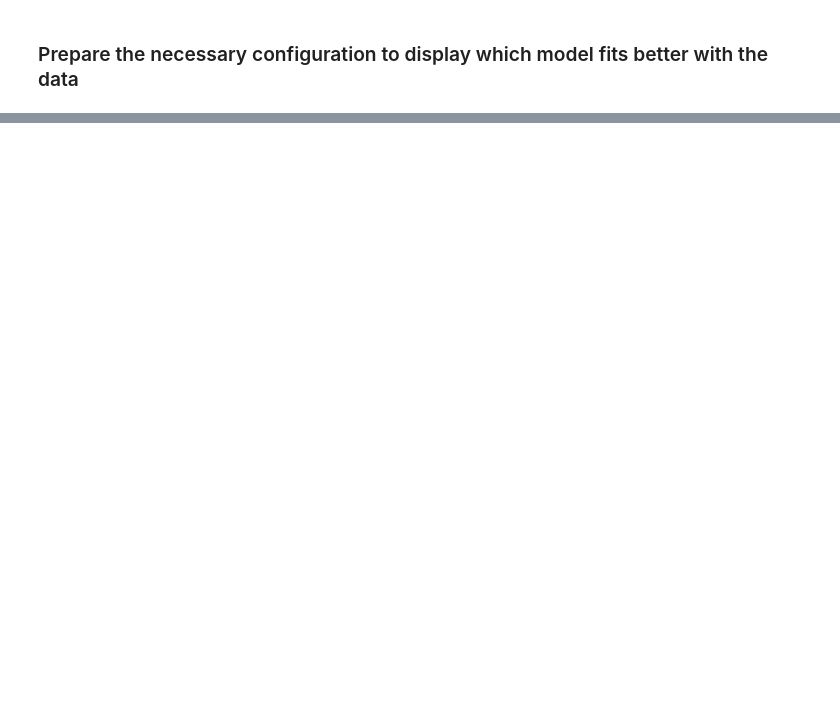
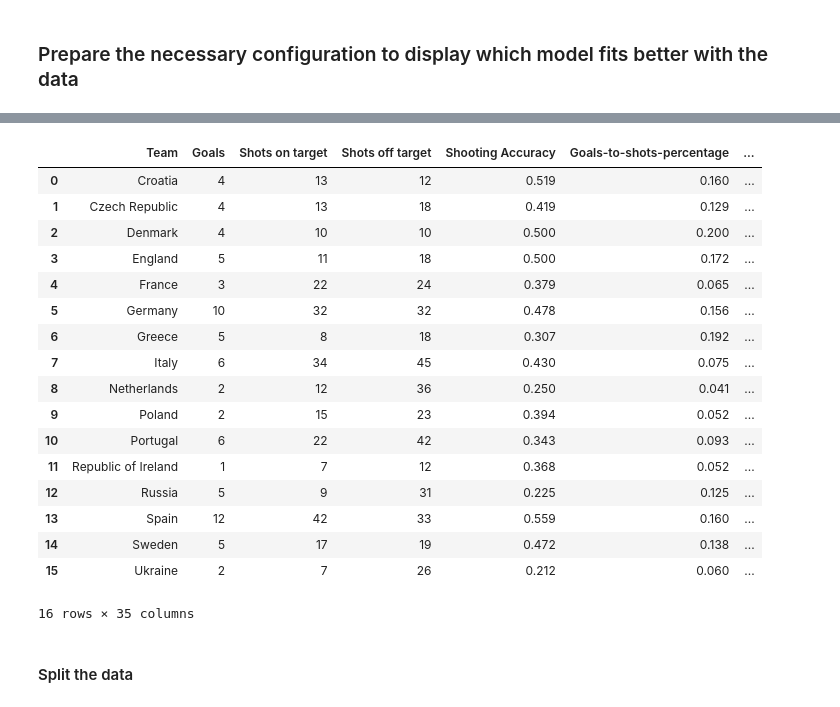
Before and after one commit to leosanchezsoler/data_science_nov_20_leo, a Jupyter notebook: week9/day4/exercises/3.football_stats_Leo.ipynb, the cells around one changed output, grey strips where cells are left out. Cells and saved outputs as stored; diff of their text form; code cells hidden in the pictures; blank space fills up the shorter version.

```diff
--- a/week9/day4/exercises/3.football_stats_Leo.ipynb
+++ b/week9/day4/exercises/3.football_stats_Leo.ipynb
@@ -224,0 +266,21 @@ plt.show()
+# %%
+df
+# %% [output]
+|  | Team | Goals | Shots on target | Shots off target | Shooting Accuracy | Goals-to-shots-percentage | ... |
+| 0 | Croatia | 4 | 13 | 12 | 0.519 | 0.160 | ... |
+| 1 | Czech Republic | 4 | 13 | 18 | 0.419 | 0.129 | ... |
+| 2 | Denmark | 4 | 10 | 10 | 0.500 | 0.200 | ... |
+| 3 | England | 5 | 11 | 18 | 0.500 | 0.172 | ... |
+| 4 | France | 3 | 22 | 24 | 0.379 | 0.065 | ... |
+| 5 | Germany | 10 | 32 | 32 | 0.478 | 0.156 | ... |
+| 6 | Greece | 5 | 8 | 18 | 0.307 | 0.192 | ... |
+| 7 | Italy | 6 | 34 | 45 | 0.430 | 0.075 | ... |
+| 8 | Netherlands | 2 | 12 | 36 | 0.250 | 0.041 | ... |
+| 9 | Poland | 2 | 15 | 23 | 0.394 | 0.052 | ... |
+| 10 | Portugal | 6 | 22 | 42 | 0.343 | 0.093 | ... |
+| 11 | Republic of Ireland | 1 | 7 | 12 | 0.368 | 0.052 | ... |
+| 12 | Russia | 5 | 9 | 31 | 0.225 | 0.125 | ... |
+| 13 | Spain | 12 | 42 | 33 | 0.559 | 0.160 | ... |
+| 14 | Sweden | 5 | 17 | 19 | 0.472 | 0.138 | ... |
+| 15 | Ukraine | 2 | 7 | 26 | 0.212 | 0.060 | ... |
+16 rows × 35 columns
@@ -224,0 +293,2 @@ plt.show()
+# %% [markdown]
+#### Split the data
```
Also changed, not shown: parts of 19 cells of this notebook, 9 other files.
